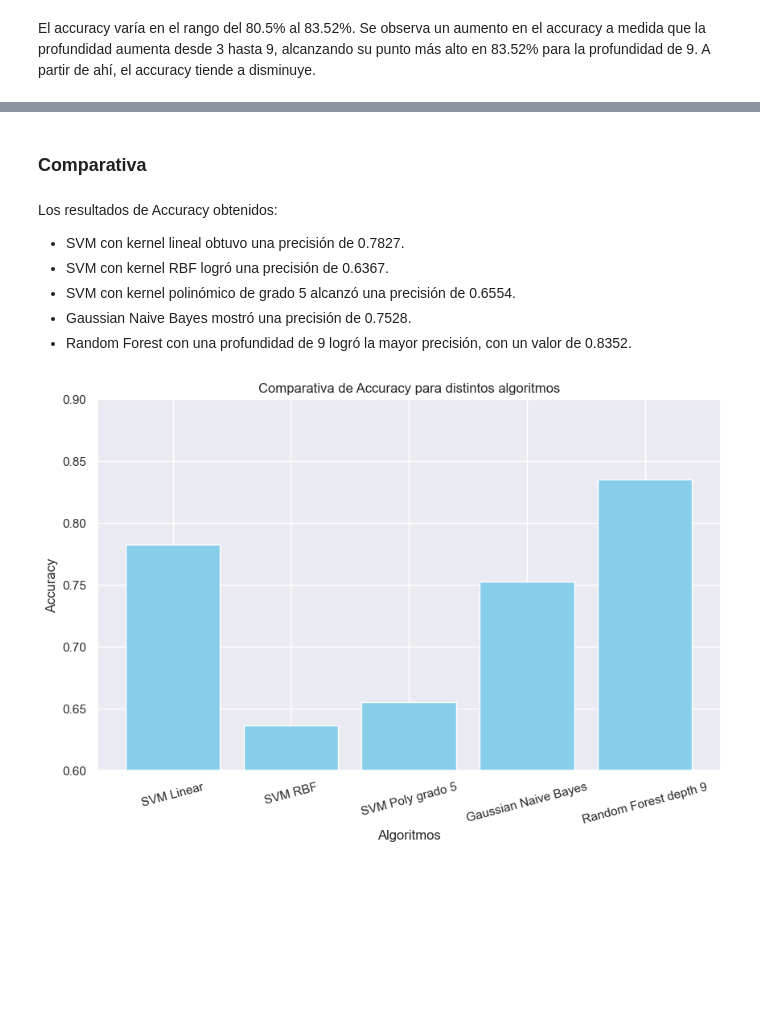
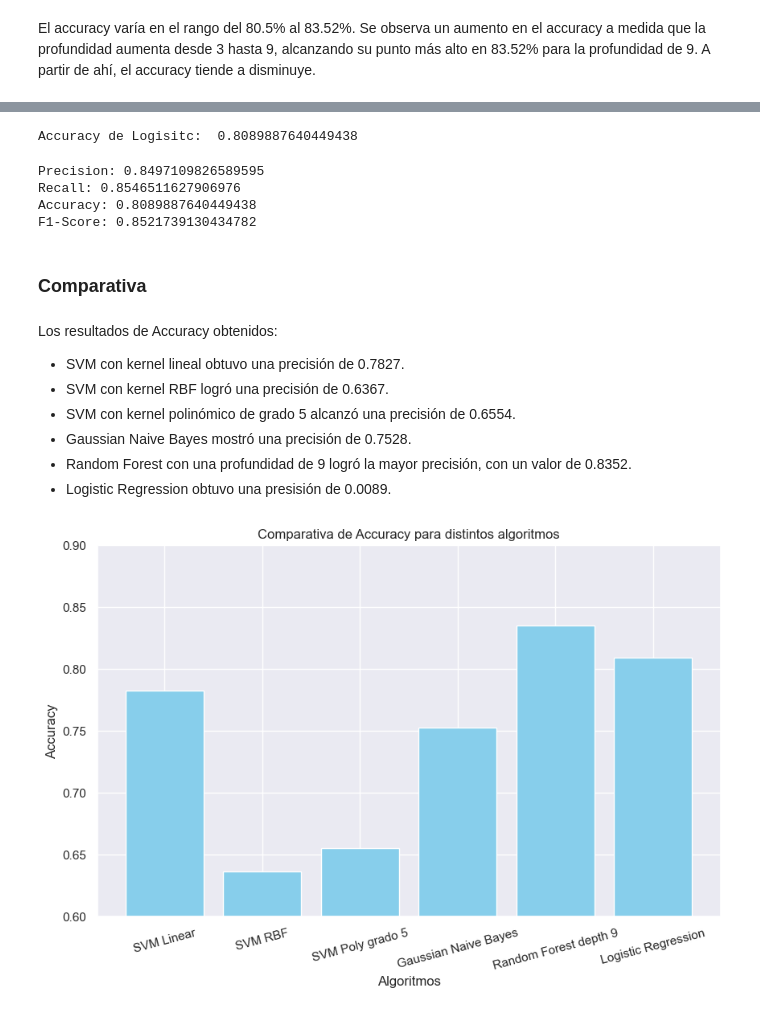
Before and after one commit to EliasGarzaV/RetoTitanicBloque1, a Jupyter notebook: Results/resultados_modelos.ipynb, the cells around one changed output, grey strips where cells are left out. Cells and saved outputs as stored; diff of their text form; code cells hidden in the pictures; blank space fills up the shorter version.

```diff
--- a/Results/resultados_modelos.ipynb
+++ b/Results/resultados_modelos.ipynb
@@ -183,3 +183,20 @@ El accuracy varía en el rango del 80.5% al 83.52%. Se observa un aumento en el
+# %%
+log_acc, log_matriz = titanic_gnb()
+print('Accuracy de Logisitc: ', log_acc)
+# %% [output]
+Accuracy de Logisitc:  0.8089887640449438
+# %%
+precision, recall, accuracy, f1_score = metricas(np.array(log_matriz))
+
+print("Precision:", precision)
+print("Recall:", recall)
+print("Accuracy:", accuracy)
+print("F1-Score:", f1_score)
+# %% [output]
+Precision: 0.8497109826589595
+Recall: 0.8546511627906976
+Accuracy: 0.8089887640449438
+F1-Score: 0.8521739130434782
 # %% [markdown]
 ### Comparativa
 # %% [markdown]
@@ -190,17 +207,18 @@ Los resultados de Accuracy obtenidos:
 - SVM con kernel polinómico de grado 5 alcanzó una precisión de 0.6554.
 - Gaussian Naive Bayes mostró una precisión de 0.7528.
 - Random Forest con una profundidad de 9 logró la mayor precisión, con un valor de 0.8352.
+- Logistic Regression obtuvo una presisión de 0.0089.
 # %%
-algorithms_c = ['SVM Linear', 'SVM RBF', 'SVM Poly grado 5', 'Gaussian Naive Bayes', 'Random Forest depth 9']
-accuracies_c = [0.7827, 0.6367, 0.6554, 0.7528, 0.8352]
+algorithms_c = ['SVM Linear', 'SVM RBF', 'SVM Poly grado 5', 'Gaussian Naive Bayes', 'Random Forest depth 9', 'Logistic Regression']
+accuracies_c = [0.7827, 0.6367, 0.6554, 0.7528, 0.8352, 0.8089]
 
 plt.figure(figsize=(10, 6))
 plt.bar(algorithms_c, accuracies_c, color='skyblue')
 plt.xlabel('Algoritmos')
 plt.ylabel('Accuracy')
 plt.title('Comparativa de Accuracy para distintos algoritmos')
 plt.ylim(0.6, 0.9)
 plt.xticks(rotation=15)
 plt.show()
 # %% [output]
-[figure, old version]
+[figure, new version]
```
Also changed, not shown: parts of 7 cells of this notebook.
